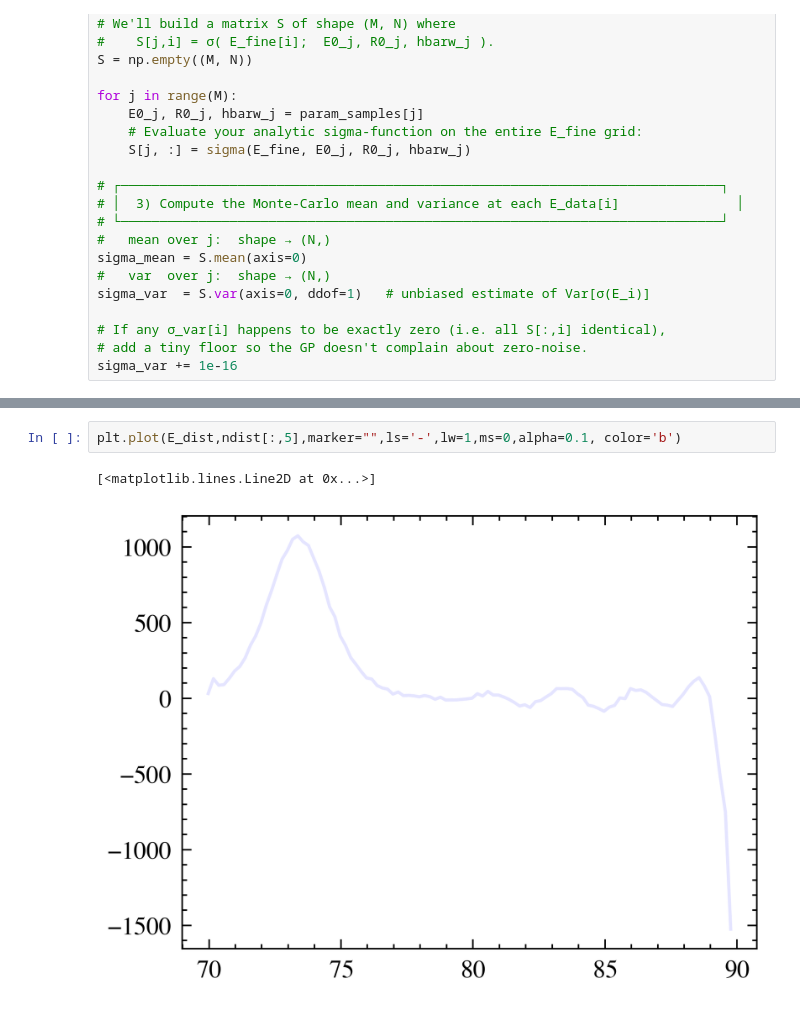
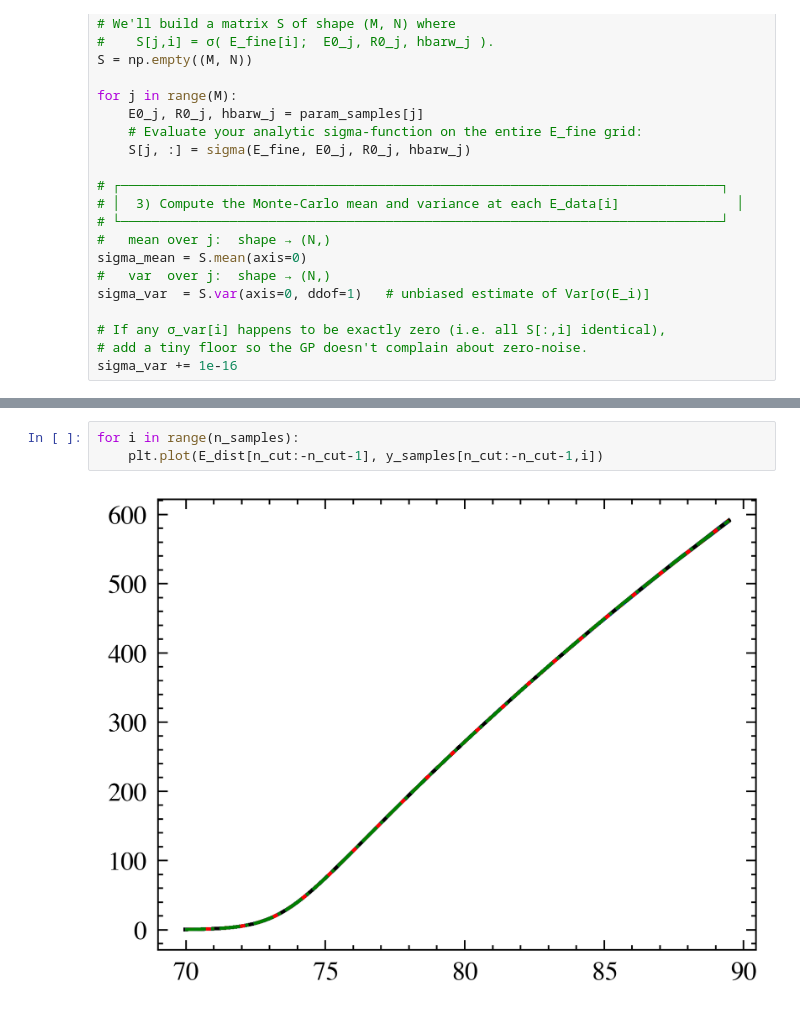
Before and after one commit to aaron-philip/barrier-extraction, a Jupyter notebook: Morton1999.ipynb, the cells around one changed output, grey strips where cells are left out. Saved outputs shown, nothing was run; the diff lists cells and outputs as text.

```diff
--- a/Morton1999.ipynb
+++ b/Morton1999.ipynb
@@ -252,5 +297,5 @@ plt.show()
-# %%
-plt.plot(E_dist,ndist[:,5],marker="",ls='-',lw=1,ms=0,alpha=0.1, color='b')
-# %% [output]
-[<matplotlib.lines.Line2D at 0x...>]
-[figure, removed]
+# %%
+for i in range(n_samples):
+    plt.plot(E_dist[n_cut:-n_cut-1], y_samples[n_cut:-n_cut-1,i])
+# %% [output]
+[figure, added]
```
Also changed, not shown: parts of 17 cells of this notebook, 2 other files.
